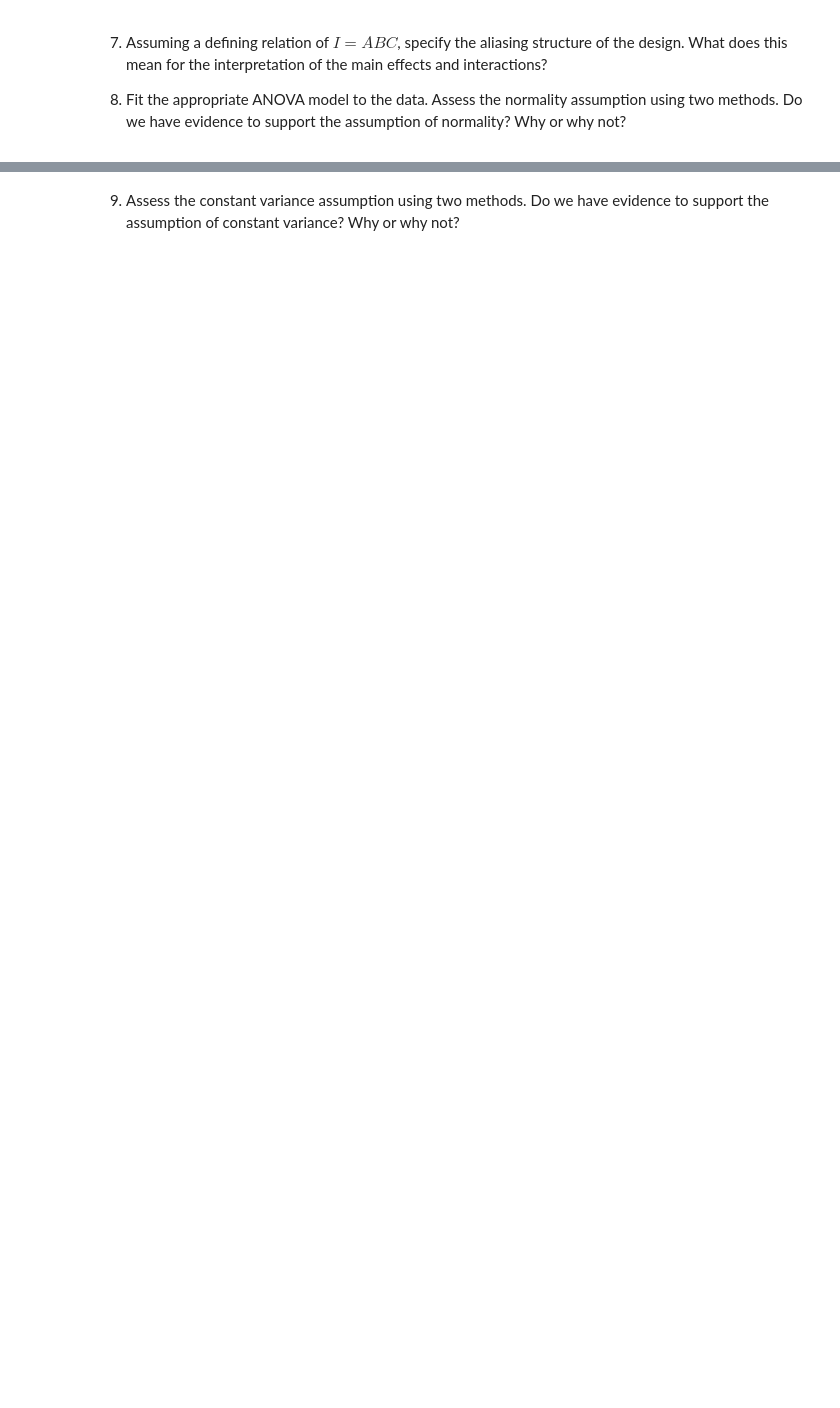
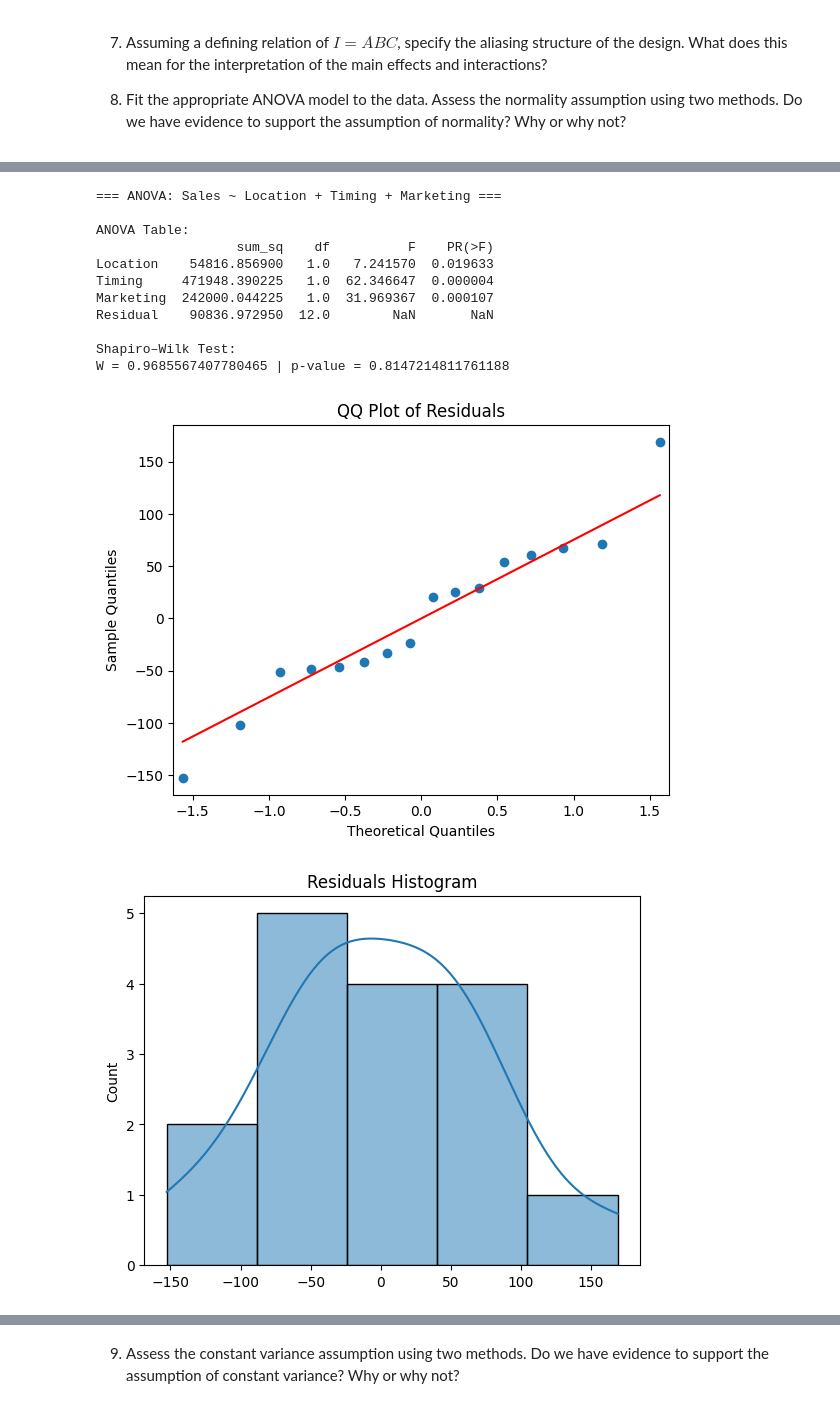
Before and after one commit to shahrukh-malikk/STAT-7220-Applied-Experimental-Design, a Jupyter notebook: Assignments/Final-Exam/Final-Exam.ipynb, the cells around one changed output, grey strips where cells are left out. Cells and saved outputs as stored; diff of their text form; code cells hidden in the pictures; blank space fills up the shorter version.

```diff
--- a/Assignments/Final-Exam/Final-Exam.ipynb
+++ b/Assignments/Final-Exam/Final-Exam.ipynb
@@ -776,2 +805,48 @@ print(p)
 # %%
 ## Question 8 Code ##
+
+import pandas as pd
+import statsmodels.api as sm
+from statsmodels.formula.api import ols
+from scipy.stats import shapiro
+import seaborn as sns
+import matplotlib.pyplot as plt
+
+
+print("\n=== ANOVA: Sales ~ Location + Timing + Marketing ===")
+
+model = ols("Sales ~ Location + Timing + Marketing", data=burritos).fit()
+anova_table = anova_lm(model, typ=2)
+print("\nANOVA Table:")
+print(anova_table)
+
+# NORMALITY ASSUMPTION
+
+# 1. Shapiro-Wilk Test
+w, p_value = shapiro(model.resid)
+print("\nShapiro–Wilk Test:")
+print("W =", w, "| p-value =", p_value)
+
+# 2. QQ Plot
+sm.qqplot(model.resid, line='s')
+plt.title("QQ Plot of Residuals")
+plt.show()
+
+# Histogram
+sns.histplot(model.resid, kde=True)
+plt.title("Residuals Histogram")
+plt.show()
+# %% [output]
+=== ANOVA: Sales ~ Location + Timing + Marketing ===
+
+ANOVA Table:
+                  sum_sq    df          F    PR(>F)
+Location    54816.856900   1.0   7.241570  0.019633
+Timing     471948.390225   1.0  62.346647  0.000004
+Marketing  242000.044225   1.0  31.969367  0.000107
+Residual    90836.972950  12.0        NaN       NaN
+
+Shapiro–Wilk Test:
+W = 0.9685567407780465 | p-value = 0.8147214811761188
+[figure, added]
+[figure, added]
```
Also changed, not shown: parts of 15 cells of this notebook.
